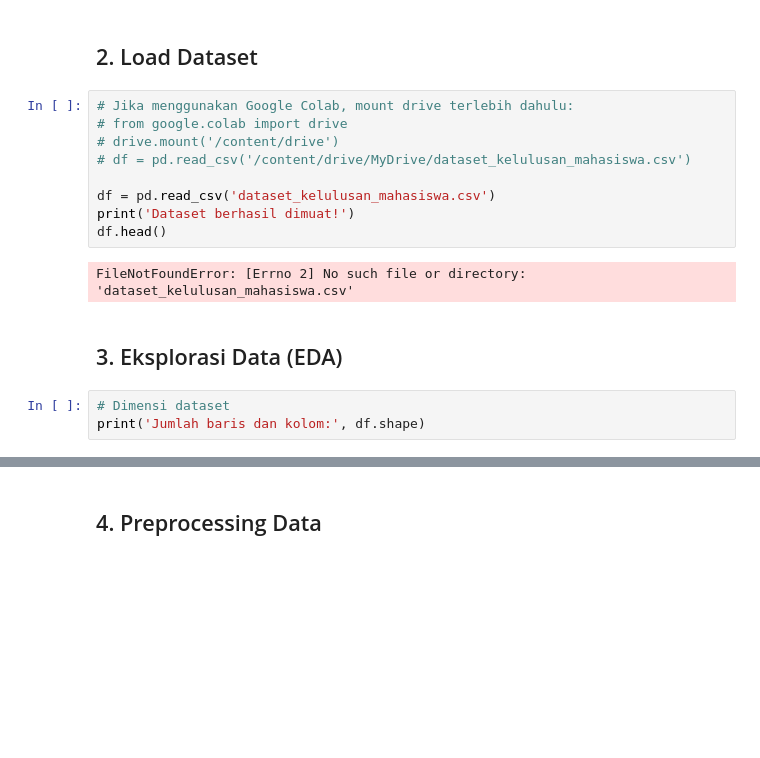
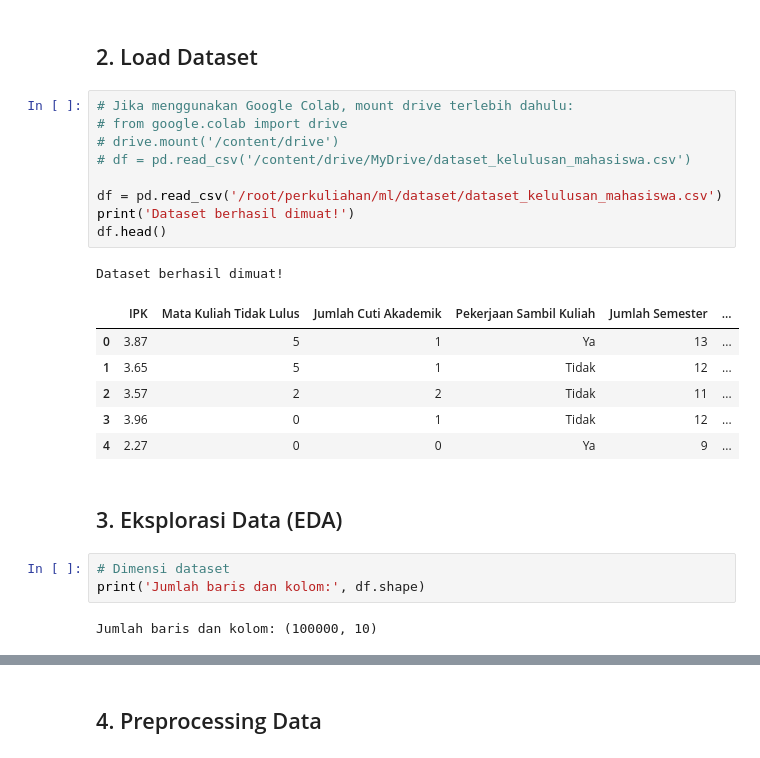
Before and after one commit to desales24/Machine-Learning, a Jupyter notebook: model/random_forest_kelulusan.ipynb, the cells around one changed output, grey strips where cells are left out. Drawn from its saved outputs; the diff is of its cells as text; blank space fills up the shorter version.

```diff
--- a/model/random_forest_kelulusan.ipynb
+++ b/model/random_forest_kelulusan.ipynb
@@ -30,19 +30,27 @@ Library berhasil diimport!
 # %%
 # Jika menggunakan Google Colab, mount drive terlebih dahulu:
 # from google.colab import drive
 # drive.mount('/content/drive')
 # df = pd.read_csv('/content/drive/MyDrive/dataset_kelulusan_mahasiswa.csv')
 
-df = pd.read_csv('dataset_kelulusan_mahasiswa.csv')
+df = pd.read_csv('/root/perkuliahan/ml/dataset/dataset_kelulusan_mahasiswa.csv')
 print('Dataset berhasil dimuat!')
 df.head()
 # %% [output]
-FileNotFoundError: [Errno 2] No such file or directory: 'dataset_kelulusan_mahasiswa.csv'
+Dataset berhasil dimuat!
+|  | IPK | Mata Kuliah Tidak Lulus | Jumlah Cuti Akademik | Pekerjaan Sambil Kuliah | Jumlah Semester | ... |
+| 0 | 3.87 | 5 | 1 | Ya | 13 | ... |
+| 1 | 3.65 | 5 | 1 | Tidak | 12 | ... |
+| 2 | 3.57 | 2 | 2 | Tidak | 11 | ... |
+| 3 | 3.96 | 0 | 1 | Tidak | 12 | ... |
+| 4 | 2.27 | 0 | 0 | Ya | 9 | ... |
 # %% [markdown]
 ## 3. Eksplorasi Data (EDA)
 # %%
 # Dimensi dataset
 print('Jumlah baris dan kolom:', df.shape)
+# %% [output]
+Jumlah baris dan kolom: (100000, 10)
 # %%
 # Tipe data tiap kolom
 df.info()
```
Also changed, not shown: parts of 15 cells of this notebook.
